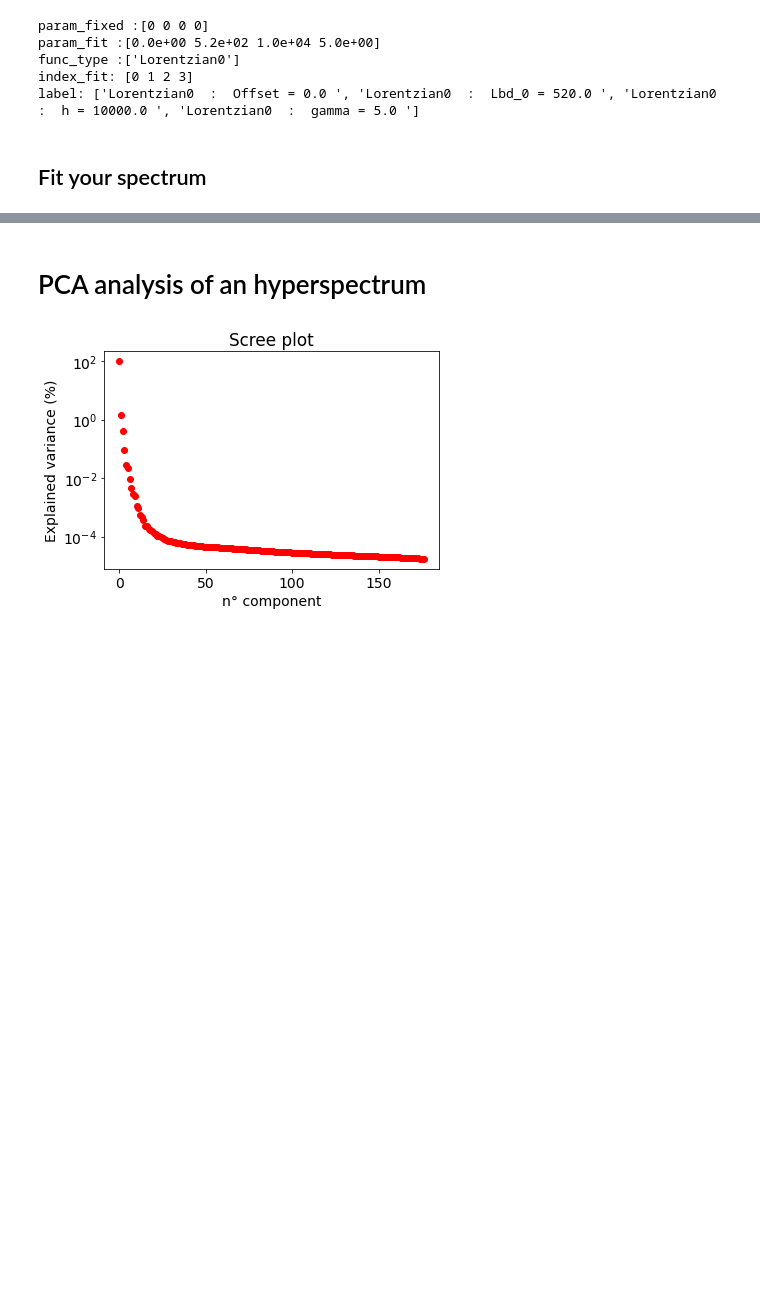
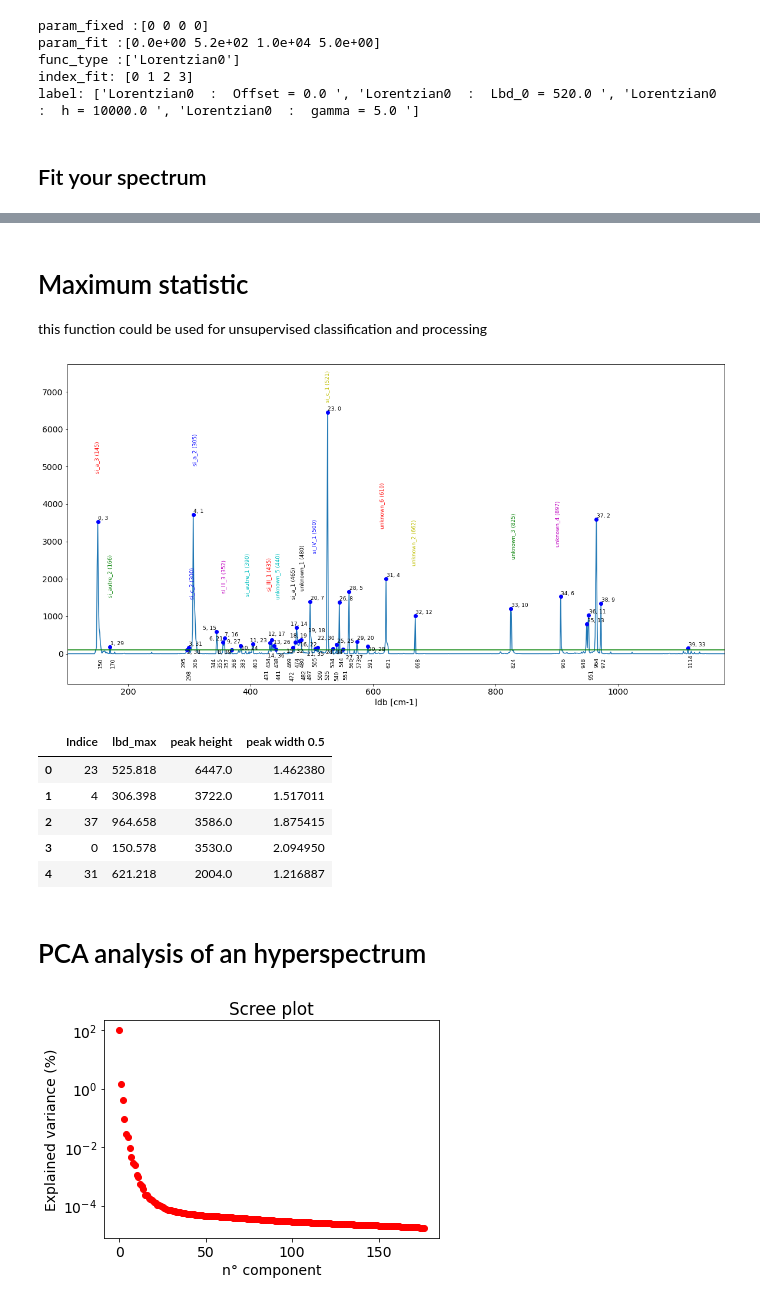
Before and after one commit to Bertin-fap/raman-hyperspectra-examples, a Jupyter notebook: raman_hyperspectra examples.ipynb, the cells around one changed output, grey strips where cells are left out. Saved outputs shown, nothing was run; the diff lists cells and outputs as text; code cells hidden in the pictures; blank space fills up the shorter version.

```diff
--- a/raman_hyperspectra examples.ipynb
+++ b/raman_hyperspectra examples.ipynb
@@ -67,7 +67,7 @@ import raman_hyperspectra as rhp
 import matplotlib.pyplot as plt
 %matplotlib inline
 
-file = "C:\\my_modules_Python\\rhp_demo_files\\Large Area Scan_000_Spec_As cut.txt"
+file = r"C:\my_modules_Python\raman_hyperspectra\rhp_demo_files\Large Area Scan_000_Spec_As cut.txt"
 da_sliced, da_sliced_interp, da_full_spectrum, da_full_spectrum_interp = rhp.read_RAMAN_WITEC_2D(file,200,1000)
 
 x = 20.3  # µm
@@ -226,3 +226,63 @@ plt.legend(loc = 1)
+# %% [markdown]
+# Maximum statistic
+this function could be used for unsupervised classification and processing
+# %%
+import raman_hyperspectra as rhp
+file_raw = 'C:\\Expert senior\\notes\\Fit_Raman\\5-New Centrif\\Wafer Ref-MB\\Export 02-01\\Large Area Scan_000_Spec.Data 1.txt'
+
+# for example the phase peak identification for Si
+dic_lbds_ref = { 145: 'si_a_3',
+                 300: 'si_c_2',
+                 465: 'si_a_1',
+                 521: 'si_c_1',
+                 166: 'si_autre_2',
+                 352: 'si_III_3',
+                 390: 'si_autre_1',
+                 435: 'si_III_1',
+                 500: 'si_IV_1',
+                 480: 'unknown_1',
+                 662: 'unknown_2',
+                 825: 'unknown_3',
+                 897: 'unknown_4',
+                 440: 'unknown_5',
+                 610: 'unknown_6',
+                 305: 'si_a_2'}
+
+da_raw, da_raw_interp, da_full_spectrum,da_full_spectrum_interp  = rhp.read_RAMAN_WITEC_2D(file_raw,
+                                                                                           lbd_dep = 100,
+                                                                                           lbd_end = 1200)
+
+da_flatten = rhp.flatten_hyperspectra(da_raw_interp, ("top hat", 440)) # romove th baseline
+
+da_cosmic = rhp.cosmic_cleaning(da_flatten, Kmax = 17) # remove the cosmic
+
+da_noise = rhp.spectra_noise_estimation(da_cosmic,
+                                       ("Savitzky-Golay",7, 3),
+                                       ("Gauss",1.7),
+                                       lbd_inf_var = 100,
+                                       lbd_sup_var = 480) # denoise the spectrum
+
+da_denoise = rhp.denoise_hyperspectra(da_cosmic,
+                                       ('NRWRT',
+                                       da_noise.sel(Filter = 'Gauss').values,
+                                       4,
+                                       "db4",
+                                       "soft",
+                                       0.9))
+
+df = rhp.Stat_MAX(da_denoise, threshold_peak=100, Ecart = 5, prominence = 0.5,
+             height = 3,dic_lbds_ref = dic_lbds_ref, dic_class_Si = None,
+             lbd_min_plot = None, lbd_max_plot = None, save = False,
+             show = True)
+df.head()
+# %% [output]
+[figure, added]
+|  | Indice | lbd_max | peak height | peak width 0.5 |
+| 0 | 23 | 525.818 | 6447.0 | 1.462380 |
+| 1 | 4 | 306.398 | 3722.0 | 1.517011 |
+| 2 | 37 | 964.658 | 3586.0 | 1.875415 |
+| 3 | 0 | 150.578 | 3530.0 | 2.094950 |
+| 4 | 31 | 621.218 | 2004.0 | 1.216887 |
 # %% [markdown]
 # PCA analysis of an hyperspectrum
 # %%
```
Also changed, not shown: parts of 13 cells of this notebook.
